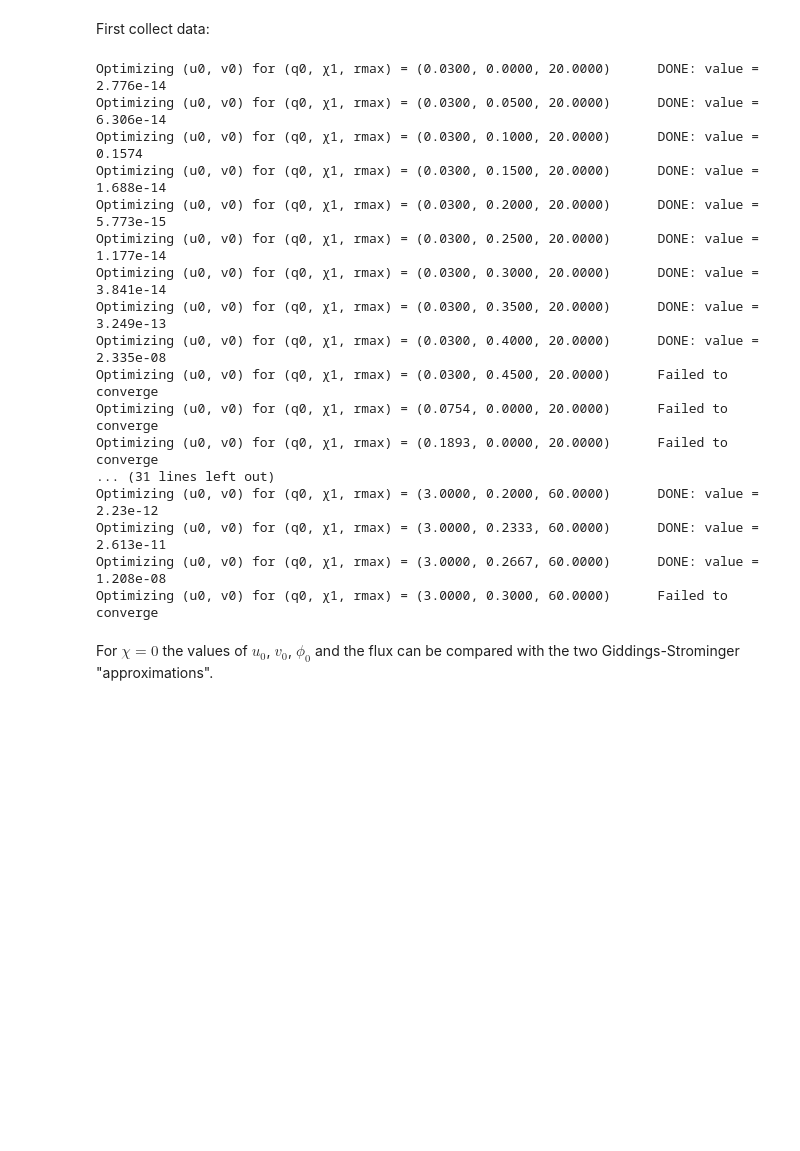
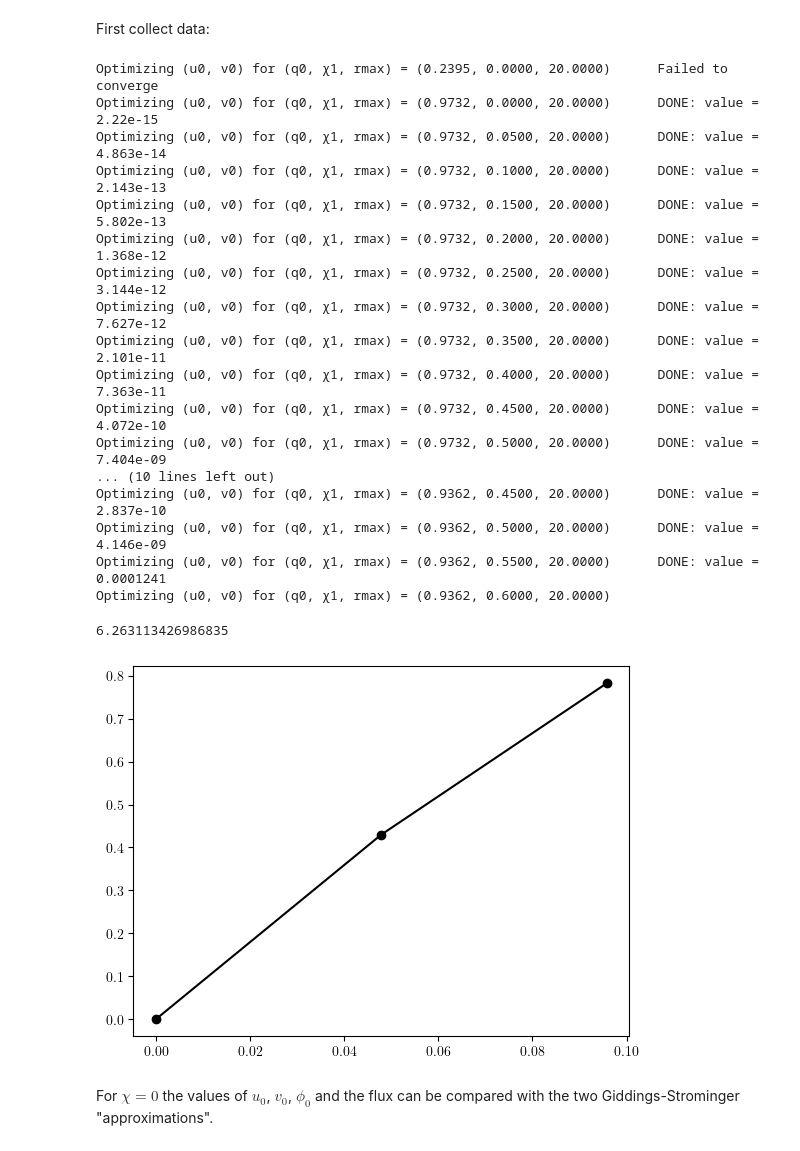
Before and after one commit to gloges/typeII-wormholes, a Jupyter notebook: wormholes.ipynb, the cells around one changed output. Drawn from its saved outputs; the diff is of its cells as text; code cells hidden in the pictures; blank space fills up the shorter version.

```diff
--- a/wormholes.ipynb
+++ b/wormholes.ipynb
@@ -347,5 +348,6 @@ data = np.empty([9, 0])
 # %%
-q0_list = np.geomspace(0.03, 3, 6)
+# q0_list = np.geomspace(0.01, 10, 3)
+q0_list = 10**(3*np.random.rand(3) - 2)
 
 for q0 in q0_list:
 
@@ -388,24 +390,24 @@ for q0 in q0_list:
                 χ4 = popt[0]
 
             if value < 10**-4:
-                data = np.append(data, np.array([[q0, u0, v0, φ0, χinf, φ4, χ4, φχ4, flux2]]).T, axis=1)
+                data = np.append(data, np.array([[q0, χ1, rmax, u0, v0, φ0, φ4, χ4, φχ4, χinf, flux2]]).T, axis=1)
 
             χ1 += δχ1
 # %% [output]
-Optimizing (u0, v0) for (q0, χ1, rmax) = (0.0300, 0.0000, 20.0000)      DONE: value = 2.776e-14
-Optimizing (u0, v0) for (q0, χ1, rmax) = (0.0300, 0.0500, 20.0000)      DONE: value = 6.306e-14
-Optimizing (u0, v0) for (q0, χ1, rmax) = (0.0300, 0.1000, 20.0000)      DONE: value = 0.1574
-Optimizing (u0, v0) for (q0, χ1, rmax) = (0.0300, 0.1500, 20.0000)      DONE: value = 1.688e-14
-Optimizing (u0, v0) for (q0, χ1, rmax) = (0.0300, 0.2000, 20.0000)      DONE: value = 5.773e-15
-Optimizing (u0, v0) for (q0, χ1, rmax) = (0.0300, 0.2500, 20.0000)      DONE: value = 1.177e-14
-Optimizing (u0, v0) for (q0, χ1, rmax) = (0.0300, 0.3000, 20.0000)      DONE: value = 3.841e-14
-Optimizing (u0, v0) for (q0, χ1, rmax) = (0.0300, 0.3500, 20.0000)      DONE: value = 3.249e-13
-Optimizing (u0, v0) for (q0, χ1, rmax) = (0.0300, 0.4000, 20.0000)      DONE: value = 2.335e-08
-Optimizing (u0, v0) for (q0, χ1, rmax) = (0.0300, 0.4500, 20.0000)      Failed to converge
-Optimizing (u0, v0) for (q0, χ1, rmax) = (0.0754, 0.0000, 20.0000)      Failed to converge
-Optimizing (u0, v0) for (q0, χ1, rmax) = (0.1893, 0.0000, 20.0000)      Failed to converge
-... (31 lines left out)
-Optimizing (u0, v0) for (q0, χ1, rmax) = (3.0000, 0.2000, 60.0000)      DONE: value = 2.23e-12
-Optimizing (u0, v0) for (q0, χ1, rmax) = (3.0000, 0.2333, 60.0000)      DONE: value = 2.613e-11
-Optimizing (u0, v0) for (q0, χ1, rmax) = (3.0000, 0.2667, 60.0000)      DONE: value = 1.208e-08
-Optimizing (u0, v0) for (q0, χ1, rmax) = (3.0000, 0.3000, 60.0000)      Failed to converge
+Optimizing (u0, v0) for (q0, χ1, rmax) = (0.2395, 0.0000, 20.0000)      Failed to converge
+Optimizing (u0, v0) for (q0, χ1, rmax) = (0.9732, 0.0000, 20.0000)      DONE: value = 2.22e-15
+Optimizing (u0, v0) for (q0, χ1, rmax) = (0.9732, 0.0500, 20.0000)      DONE: value = 4.863e-14
+Optimizing (u0, v0) for (q0, χ1, rmax) = (0.9732, 0.1000, 20.0000)      DONE: value = 2.143e-13
+Optimizing (u0, v0) for (q0, χ1, rmax) = (0.9732, 0.1500, 20.0000)      DONE: value = 5.802e-13
+Optimizing (u0, v0) for (q0, χ1, rmax) = (0.9732, 0.2000, 20.0000)      DONE: value = 1.368e-12
+Optimizing (u0, v0) for (q0, χ1, rmax) = (0.9732, 0.2500, 20.0000)      DONE: value = 3.144e-12
+Optimizing (u0, v0) for (q0, χ1, rmax) = (0.9732, 0.3000, 20.0000)      DONE: value = 7.627e-12
+Optimizing (u0, v0) for (q0, χ1, rmax) = (0.9732, 0.3500, 20.0000)      DONE: value = 2.101e-11
+Optimizing (u0, v0) for (q0, χ1, rmax) = (0.9732, 0.4000, 20.0000)      DONE: value = 7.363e-11
+Optimizing (u0, v0) for (q0, χ1, rmax) = (0.9732, 0.4500, 20.0000)      DONE: value = 4.072e-10
+Optimizing (u0, v0) for (q0, χ1, rmax) = (0.9732, 0.5000, 20.0000)      DONE: value = 7.404e-09
+... (10 lines left out)
+Optimizing (u0, v0) for (q0, χ1, rmax) = (0.9362, 0.4500, 20.0000)      DONE: value = 2.837e-10
+Optimizing (u0, v0) for (q0, χ1, rmax) = (0.9362, 0.5000, 20.0000)      DONE: value = 4.146e-09
+Optimizing (u0, v0) for (q0, χ1, rmax) = (0.9362, 0.5500, 20.0000)      DONE: value = 0.0001241
+Optimizing (u0, v0) for (q0, χ1, rmax) = (0.9362, 0.6000, 20.0000)
@@ -414,3 +418,14 @@ q0s, u0s, v0s, φ0s, χinfs, φ4s, χ4s, φχ4s, flux2s = data
+# %%
+n = 14
+print(q0s[n])
+mask = (q0s == q0s[n])
+
+plt.plot(χ1s[mask], χinfs[mask], '-ok')
+
+plt.show()
+# %% [output]
+6.263113426986835
+[figure, added]
 # %% [markdown]
 For $\chi=0$ the values of $u_0$, $v_0$, $\phi_0$ and the flux can be compared with the two Giddings-Strominger "approximations".
 # %%
```
Also changed, not shown: parts of 6 cells of this notebook, 1 other file.
